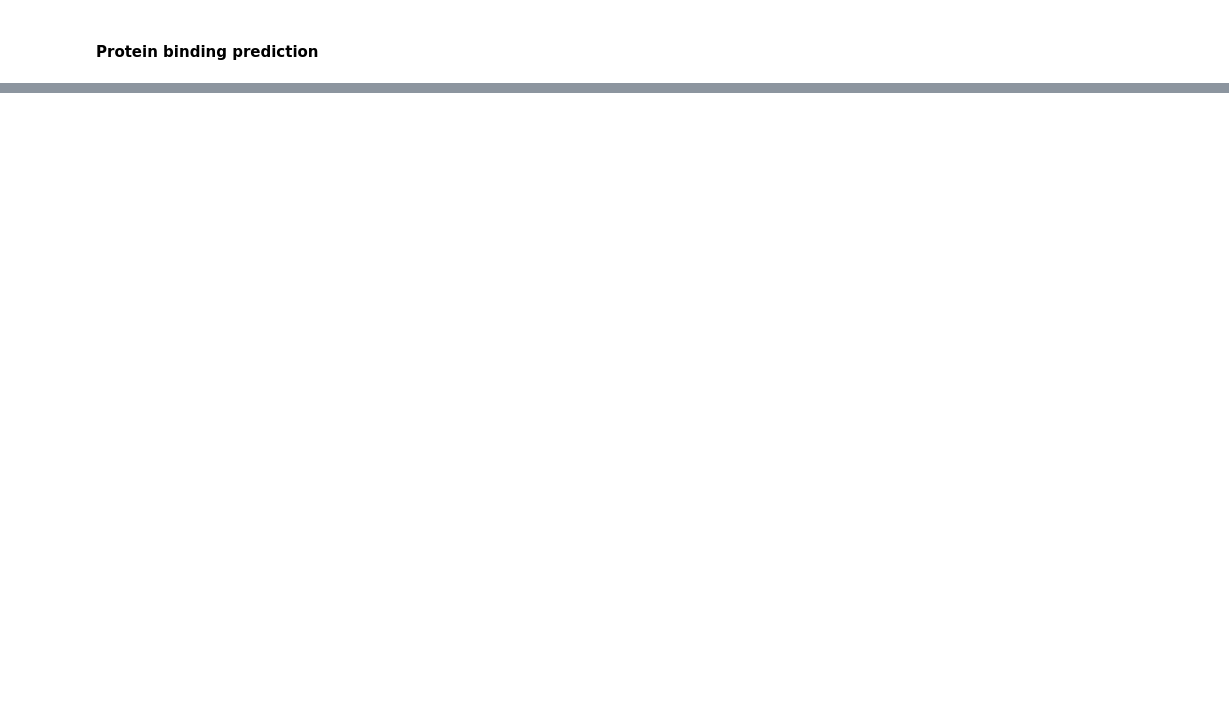
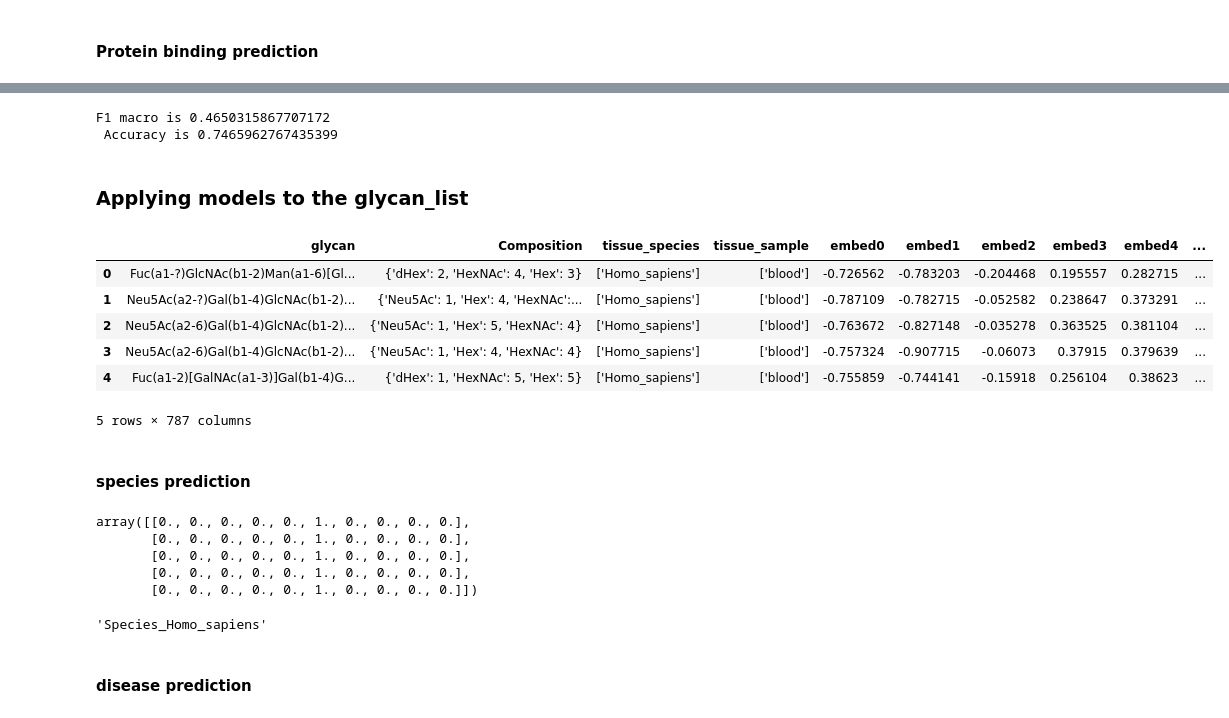
Before and after one commit to AliSaadatV/glycan_analysis, a Jupyter notebook: task2/notebooks/03_embeddings_analysis.ipynb, the cells around one changed output, grey strips where cells are left out. Saved outputs shown, nothing was run; the diff lists cells and outputs as text; code cells hidden in the pictures; blank space fills up the shorter version.

```diff
--- a/task2/notebooks/03_embeddings_analysis.ipynb
+++ b/task2/notebooks/03_embeddings_analysis.ipynb
@@ -204,0 +393,34 @@ plt.show()
+# %%
+print(f'F1 macro is {f1_macro}\n Accuracy is {accuracy}')
+# %% [output]
+F1 macro is 0.4650315867707172
+ Accuracy is 0.7465962767435399
+# %% [markdown]
+### Applying models to the glycan_list
+# %%
+df_glycan_list_embeds = df_glycan_list.merge(all_embeds_df, how='left')
+df_glycan_list_embeds
+# %% [output]
+|  | glycan | Composition | tissue_species | tissue_sample | embed0 | embed1 | embed2 | embed3 | embed4 | ... |
+| 0 | Fuc(a1-?)GlcNAc(b1-2)Man(a1-6)[Gl... | {'dHex': 2, 'HexNAc': 4, 'Hex': 3} | ['Homo_sapiens'] | ['blood'] | -0.726562 | -0.783203 | -0.204468 | 0.195557 | 0.282715 | ... |
+| 1 | Neu5Ac(a2-?)Gal(b1-4)GlcNAc(b1-2)... | {'Neu5Ac': 1, 'Hex': 4, 'HexNAc':... | ['Homo_sapiens'] | ['blood'] | -0.787109 | -0.782715 | -0.052582 | 0.238647 | 0.373291 | ... |
+| 2 | Neu5Ac(a2-6)Gal(b1-4)GlcNAc(b1-2)... | {'Neu5Ac': 1, 'Hex': 5, 'HexNAc': 4} | ['Homo_sapiens'] | ['blood'] | -0.763672 | -0.827148 | -0.035278 | 0.363525 | 0.381104 | ... |
+| 3 | Neu5Ac(a2-6)Gal(b1-4)GlcNAc(b1-2)... | {'Neu5Ac': 1, 'Hex': 4, 'HexNAc': 4} | ['Homo_sapiens'] | ['blood'] | -0.757324 | -0.907715 | -0.06073 | 0.37915 | 0.379639 | ... |
+| 4 | Fuc(a1-2)[GalNAc(a1-3)]Gal(b1-4)G... | {'dHex': 1, 'HexNAc': 5, 'Hex': 5} | ['Homo_sapiens'] | ['blood'] | -0.755859 | -0.744141 | -0.15918 | 0.256104 | 0.38623 | ... |
+5 rows × 787 columns
+# %% [markdown]
+#### species prediction
+# %%
+# species is available in the dataset, but it's worth checking if the model can predict it!
+model_species.predict(df_glycan_list_embeds[embeds_cols])
+# %% [output]
+array([[0., 0., 0., 0., 0., 1., 0., 0., 0., 0.],
+       [0., 0., 0., 0., 0., 1., 0., 0., 0., 0.],
+       [0., 0., 0., 0., 0., 1., 0., 0., 0., 0.],
+       [0., 0., 0., 0., 0., 1., 0., 0., 0., 0.],
+       [0., 0., 0., 0., 0., 1., 0., 0., 0., 0.]])
+# %%
+# all the glycans have 1 in their 5th index. which corresponds to human:
+labels_names[5]
+# %% [output]
+'Species_Homo_sapiens'
@@ -204,0 +429,2 @@ plt.show()
+# %% [markdown]
+#### disease prediction
```
Also changed, not shown: parts of 24 cells of this notebook, 5 other files.
